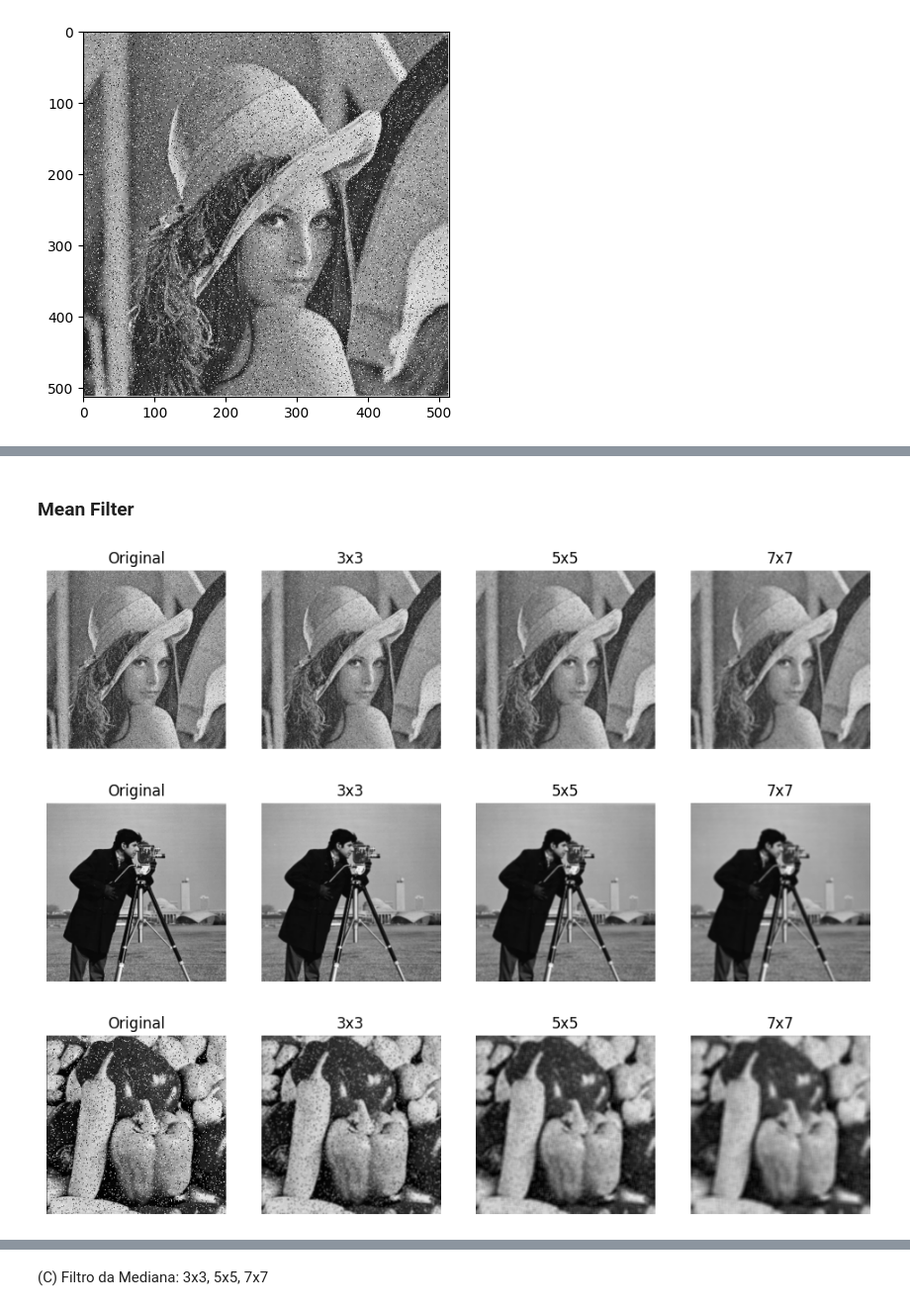
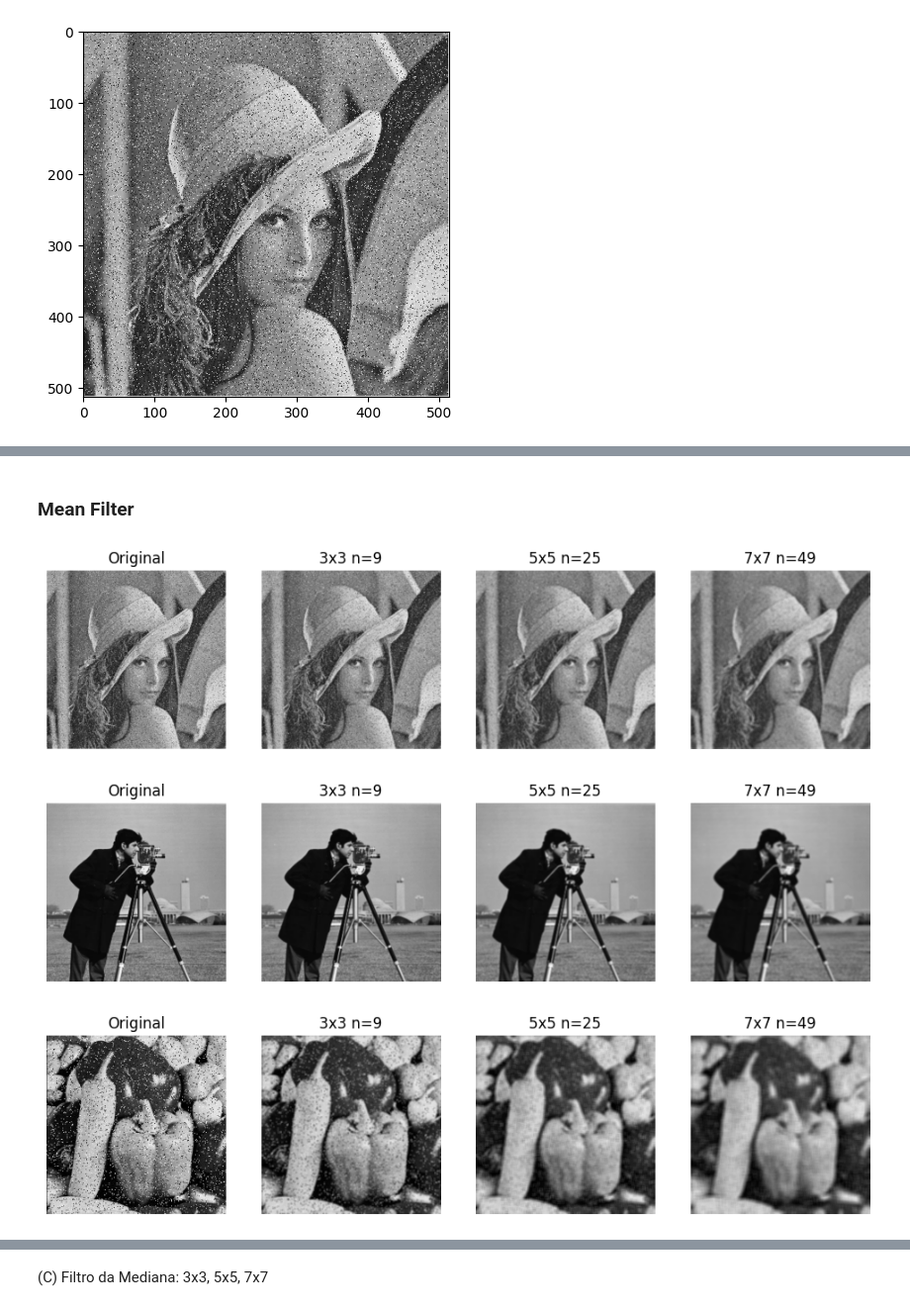
Before and after one commit to stefaneadna/digital-image-processing, a Jupyter notebook: Realce no Domínio Espacial/realce.ipynb, the cells around one changed output, grey strips where cells are left out. Shown at 99% size. Cells and saved outputs as stored; diff of their text form; code cells hidden in the pictures.

```diff
--- a/Realce no Domínio Espacial/realce.ipynb
+++ b/Realce no Domínio Espacial/realce.ipynb
@@ -64,21 +64,21 @@ for image in dataset:
 # %%
 def mean_show(n):
    #Visualização
    plt.figure(figsize=(12,8))
    plt.axis('off')
 
    show(141,dataset[n],'Original')
-   show(142,mean_3x3[n],'3x3')
-   show(143,mean_5x5[n],'5x5')
-   show(144,mean_7x7[n],'7x7')
+   show(142,mean_3x3[n],'3x3 n=9')
+   show(143,mean_5x5[n],'5x5 n=25')
+   show(144,mean_7x7[n],'7x7 n=49')
 
 display(Markdown(f'### Mean Filter'))
 for n in range(len(dataset)): mean_show(n)
 # %% [output]
 ### Mean Filter
-[figure, old version]
+[figure, new version]
-[figure, old version]
+[figure, new version]
-[figure, old version]
+[figure, new version]
 # %% [markdown]
 (B) Filtro média 3x3
 
```
Also changed, not shown: parts of 1 cell of this notebook, 1 other file.
